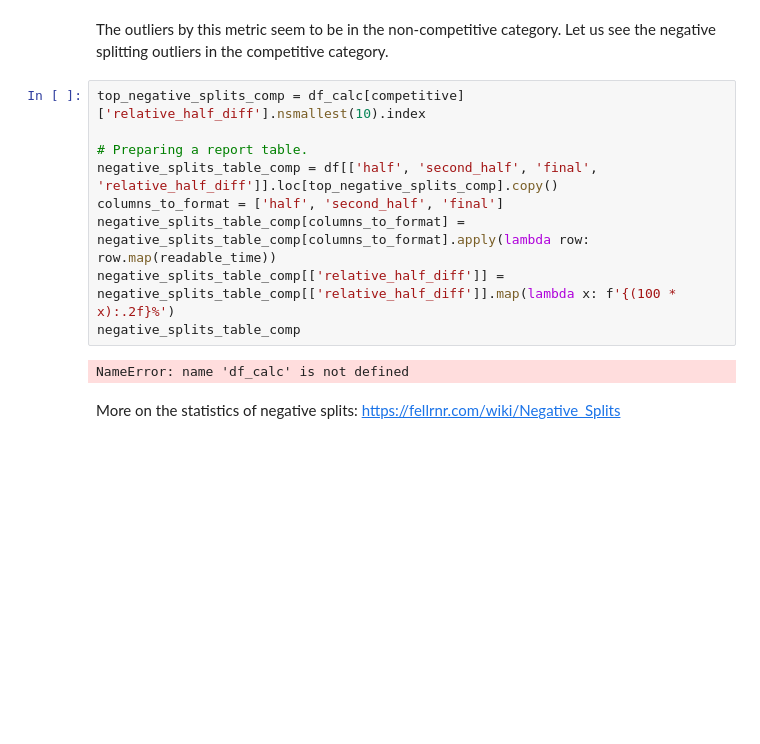
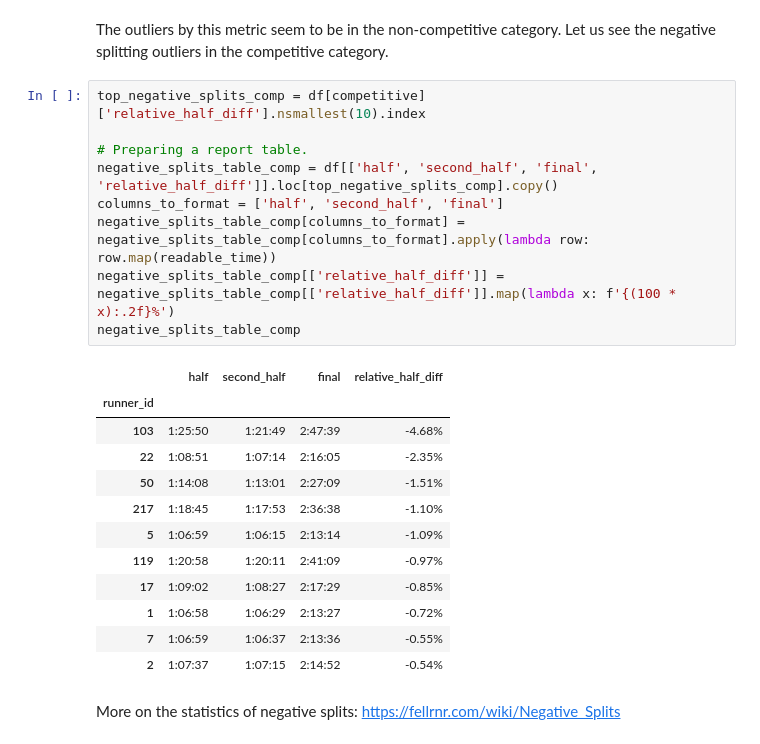
Before and after one commit to bshk003/mtecresults-analysis, a Jupyter notebook: notebooks/02-data_analysis-tcm2013.ipynb, the cells around one changed output. Cells and saved outputs as stored; diff of their text form; blank space fills up the shorter version.

```diff
--- a/notebooks/02-data_analysis-tcm2013.ipynb
+++ b/notebooks/02-data_analysis-tcm2013.ipynb
@@ -722,16 +722,27 @@ negative_splits_table
 The outliers by this metric seem to be in the non-competitive category.
 Let us see the negative splitting outliers in the competitive category.
 # %%
-top_negative_splits_comp = df_calc[competitive]['relative_half_diff'].nsmallest(10).index
+top_negative_splits_comp = df[competitive]['relative_half_diff'].nsmallest(10).index
 
 # Preparing a report table.
 negative_splits_table_comp = df[['half', 'second_half', 'final', 'relative_half_diff']].loc[top_negative_splits_comp].copy()
 columns_to_format = ['half', 'second_half', 'final']
 negative_splits_table_comp[columns_to_format] = negative_splits_table_comp[columns_to_format].apply(lambda row: row.map(readable_time))
 negative_splits_table_comp[['relative_half_diff']] = negative_splits_table_comp[['relative_half_diff']].map(lambda x: f'{(100 * x):.2f}%')
 negative_splits_table_comp
 # %% [output]
-NameError: name 'df_calc' is not defined
+|  | half | second_half | final | relative_half_diff |
+| runner_id |  |  |  |  |
+| 103 | 1:25:50 | 1:21:49 | 2:47:39 | -4.68% |
+| 22 | 1:08:51 | 1:07:14 | 2:16:05 | -2.35% |
+| 50 | 1:14:08 | 1:13:01 | 2:27:09 | -1.51% |
+| 217 | 1:18:45 | 1:17:53 | 2:36:38 | -1.10% |
+| 5 | 1:06:59 | 1:06:15 | 2:13:14 | -1.09% |
+| 119 | 1:20:58 | 1:20:11 | 2:41:09 | -0.97% |
+| 17 | 1:09:02 | 1:08:27 | 2:17:29 | -0.85% |
+| 1 | 1:06:58 | 1:06:29 | 2:13:27 | -0.72% |
+| 7 | 1:06:59 | 1:06:37 | 2:13:36 | -0.55% |
+| 2 | 1:07:37 | 1:07:15 | 2:14:52 | -0.54% |
 # %% [markdown]
 More on the statistics of negative splits: https://fellrnr.com/wiki/Negative_Splits
 # %% [markdown]
```
Also changed, not shown: parts of 7 cells of this notebook, 1 other file.
